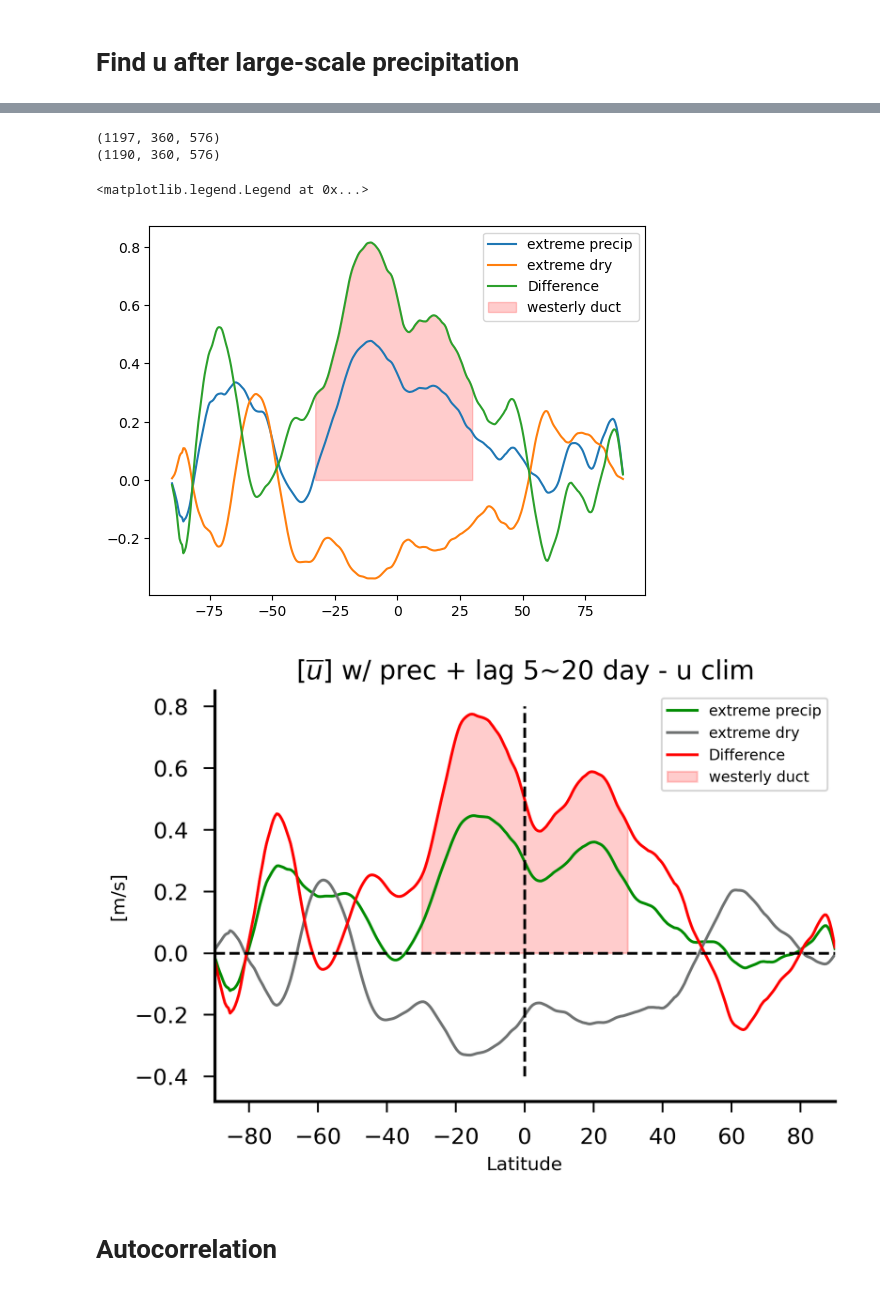
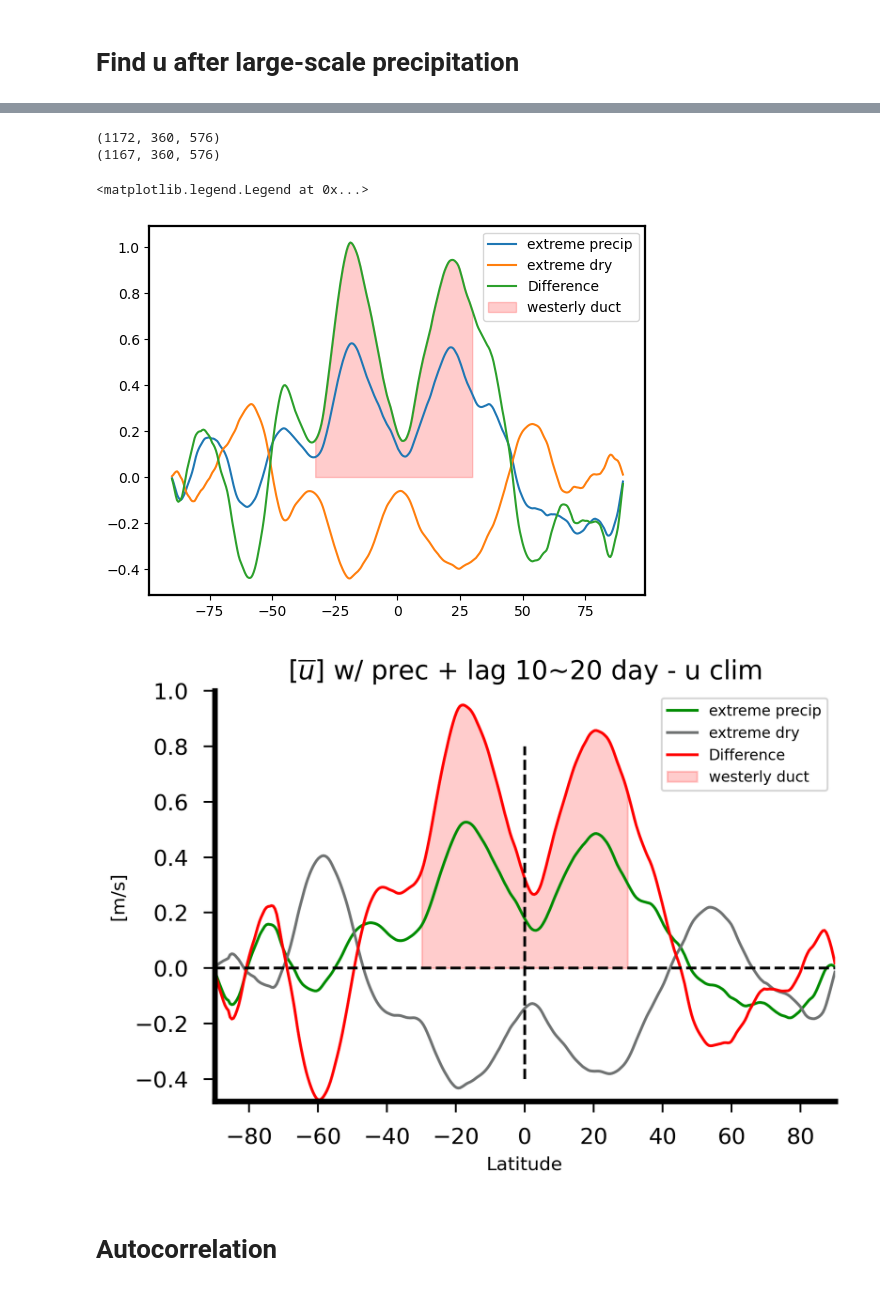
Before and after one commit to PeterChang1023/ERA5_IMERG_for_Moist_Dycore, a Jupyter notebook: Find_u_wind_after_large_precip.ipynb, the cells around one changed output, grey strips where cells are left out. Drawn from its saved outputs; the diff is of its cells as text; code cells hidden in the pictures.

Commit message:
update westly duct with reanalysis data

```diff
--- a/Find_u_wind_after_large_precip.ipynb
+++ b/Find_u_wind_after_large_precip.ipynb
@@ -26,7 +26,7 @@ with nc.Dataset(file_path, "r") as f:
 # %%
 # select tropical latitude
 lat_coarse = np.linspace(-90,90,360)
-lat_tropic = (lat_coarse >= -10) & (lat_coarse <= 10)
+lat_tropic = (lat_coarse >= -5) & (lat_coarse <= 5)
 
 # select the precipitation in tropics and weighted-average
 precip_tropic = precip[:, lat_tropic, :] * np.cos(np.deg2rad(lat_coarse[lat_tropic]))[np.newaxis, :,np.newaxis] **0.5
@@ -74,5 +74,5 @@ plt.show()
 # %%
-lag = 10
+lag = 20
 extreme_indices_lag     = extreme_indices     + lag
 extreme_indices_dry_lag = extreme_indices_dry + lag
 
@@ -83,8 +83,8 @@ extreme_indices_dry_lag = extreme_indices_dry_lag[extreme_indices_dry_lag<int(u_
 print(u_all[extreme_indices_lag].shape)
 print(u_all[extreme_indices_dry_lag].shape)
 # %% [output]
-(1197, 360, 576)
-(1190, 360, 576)
+(1172, 360, 576)
+(1167, 360, 576)
 # %%
 final_u     = u_all[extreme_indices_lag].mean(axis=(0,2))
 final_u_dry = u_all[extreme_indices_dry_lag].mean(axis=(0,2))
@@ -103,13 +103,13 @@ plt.fill_between(
 plt.legend()
 # %% [output]
 <matplotlib.legend.Legend at 0x...>
-[figure, old version]
+[figure, new version]
 # %%
 import numpy as np
 import matplotlib.pyplot as plt
 
 # 設定 lag 範圍
-lag_range = np.arange(5, 21)  # 5~20 天
+lag_range = np.arange(10, 21)  # 5~20 天
 
 # 初始化累積變數
 final_u_sum = np.zeros((u_all.shape[1],))  # (lat,)
@@ -141,37 +141,37 @@ u_diff_avg = final_u_avg - final_u_dry_avg
 # 繪圖
 fig, ax = plt.subplots(1, figsize=(6,4), dpi=300.)
 mpl.rcParams['axes.linewidth'] = 1.6
 
 ax.plot(lat_coarse, final_u_avg, label="extreme precip", color=colors[-1])
 ax.plot(lat_coarse, final_u_dry_avg, label="extreme dry", color=colors[0])
 ax.plot(lat_coarse, u_diff_avg, label="Difference", color="Red")
 
 ax.fill_between(
     lat_coarse, u_diff_avg, 0,
     where=(lat_coarse >= -30) & (lat_coarse <= 30),
     color='red', alpha=0.2, label="westerly duct"
 )
 
 ax.set_xlabel("Latitude")
 ax.set_ylabel("[m/s]")
-ax.set_title(r"[$\overline{u}$]" +f" w/ prec + lag 5~20 day - u clim", fontsize=14)
+ax.set_title(r"[$\overline{u}$]" +f" w/ prec + lag 10~20 day - u clim", fontsize=14)
 
 ax.legend(fontsize=8)
 # ax.grid()
 ax.hlines(y=0, xmin=-90,xmax=90, lw=1.5,linestyles='--', color="Black")
 ax.vlines(x=0, ymin=-0.4,ymax=0.8, lw=1.5,linestyles='--', color="Black")
 
 ax.spines["right"].set_visible(False)
 ax.spines["top"].set_visible(False)
-ax.set_ylim([-0.48, 0.85])
+ax.set_ylim([-0.48, 1])
 ax.tick_params(axis="x", labelsize=12, pad=8)
 ax.tick_params(axis="y", labelsize=12, pad=8)
 ax.tick_params(direction="out", length=6, width=1)
 ax.set_xlim([-90,90])
-plt.savefig(r"/data92/PeterChang/Paper2/Figure/Reanalysis_westly_duct.png", dpi=300.)
+plt.savefig(r"/data92/PeterChang/Paper2/Figure/Reanalysis_westly_duct2.png", dpi=300.)
 plt.show()
 # %% [output]
-[figure, old version]
+[figure, new version]
 # %% [markdown]
 #  Autocorrelation
 # %%
```
Also changed, not shown: parts of 6 cells of this notebook, 1 other file.
